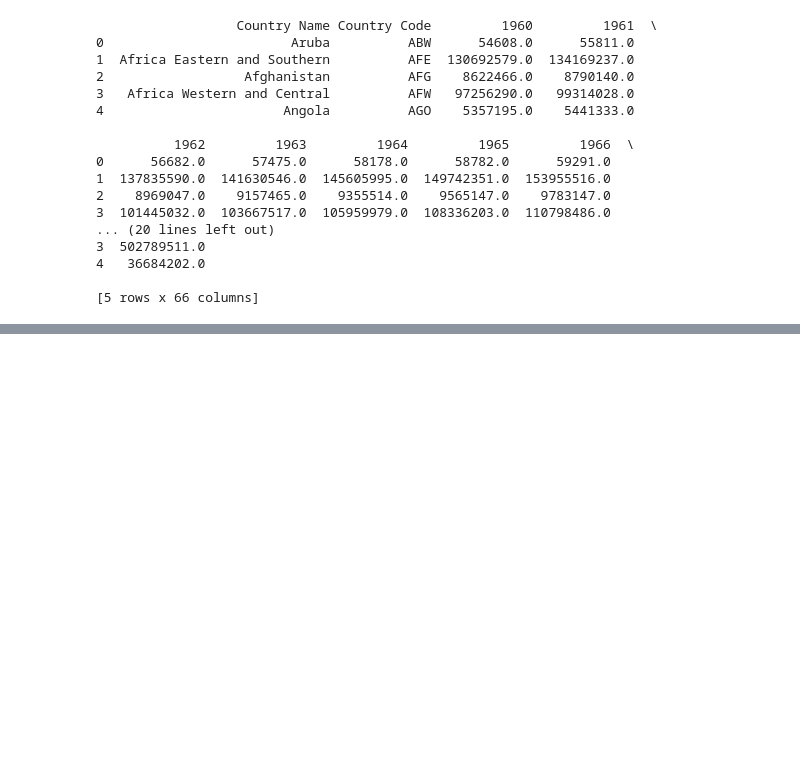
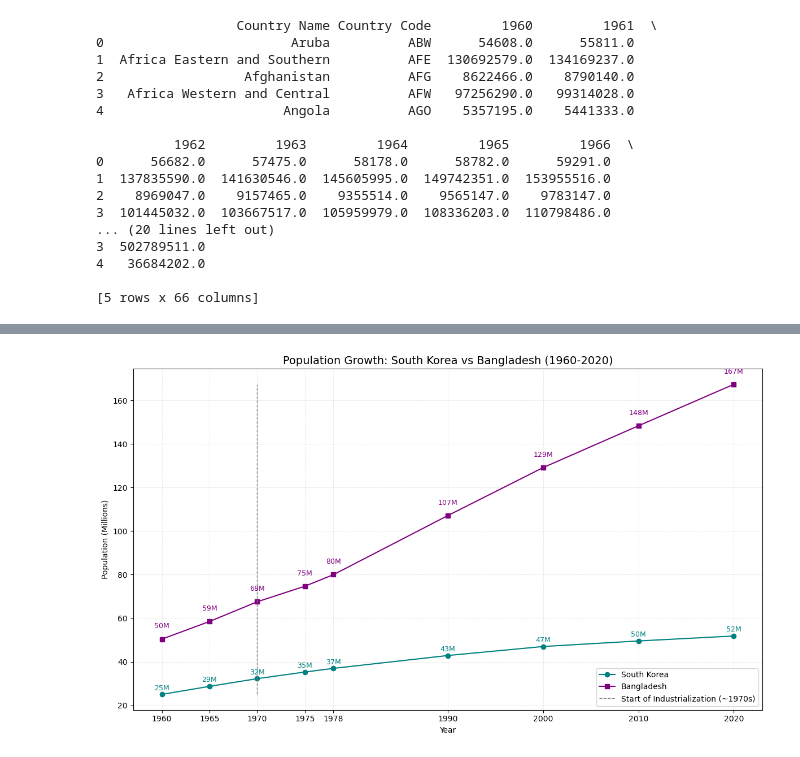
Before and after one commit to a-anuj/Data-Visualization, a Jupyter notebook: Case study/review1.ipynb, the cells around one changed output, grey strips where cells are left out. Saved outputs shown, nothing was run; the diff lists cells and outputs as text; code cells hidden in the pictures; blank space fills up the shorter version.

Commit message:
added relation between south korea and bangladesh

```diff
--- a/Case study/review1.ipynb
+++ b/Case study/review1.ipynb
@@ -153,0 +75,50 @@ plt.show()
+# %%
+import pandas as pd
+import matplotlib.pyplot as plt
+
+# Filter South Korea and Bangladesh
+skorea_df = df[df['Country Name'] == 'Korea, Rep.']
+bangladesh_df = df[df['Country Name'] == 'Bangladesh']
+
+# Years to compare
+years = ['1960', '1965', '1970', '1975', '1978', '1990', '2000', '2010', '2020']
+
+# Get South Korea data
+skorea_selected = skorea_df[years].T
+skorea_selected.columns = ['South Korea']
+skorea_selected.index = skorea_selected.index.astype(int)
+skorea_selected['South Korea'] = skorea_selected['South Korea'] / 1_000_000  # to millions
+
+# Get Bangladesh data
+bangladesh_selected = bangladesh_df[years].T
+bangladesh_selected.columns = ['Bangladesh']
+bangladesh_selected.index = bangladesh_selected.index.astype(int)
+bangladesh_selected['Bangladesh'] = bangladesh_selected['Bangladesh'] / 1_000_000  # to millions
+
+# Merge both into one DataFrame
+combined = pd.concat([skorea_selected, bangladesh_selected], axis=1)
+
+# Plot
+plt.figure(figsize=(12, 7))
+plt.plot(combined.index, combined['South Korea'], marker='o', label='South Korea', color='teal')
+plt.plot(combined.index, combined['Bangladesh'], marker='s', label='Bangladesh', color='purple')
+
+# Annotate each point
+for year in combined.index:
+    plt.text(year, combined['South Korea'][year] + 2, f"{combined['South Korea'][year]:.0f}M", ha='center', fontsize=9, color='teal')
+    plt.text(year, combined['Bangladesh'][year] + 5, f"{combined['Bangladesh'][year]:.0f}M", ha='center', fontsize=9, color='purple')
+
+# Optional: Add industrialization marker (say ~1970 for both)
+plt.plot([1970, 1970], [combined.min().min(), combined.max().max()], color='gray', linestyle='--', linewidth=1, label='Start of Industrialization (~1970s)')
+
+# Labels and Styling
+plt.title("Population Growth: South Korea vs Bangladesh (1960-2020)", fontsize=14)
+plt.xlabel("Year")
+plt.ylabel("Population (Millions)")
+plt.grid(True, alpha=0.4, linestyle="--", linewidth=0.5)
+plt.legend()
+plt.xticks(combined.index)
+plt.tight_layout()
+plt.show()
+# %% [output]
+[figure, added]
```
Also changed, not shown: parts of 4 cells of this notebook.
